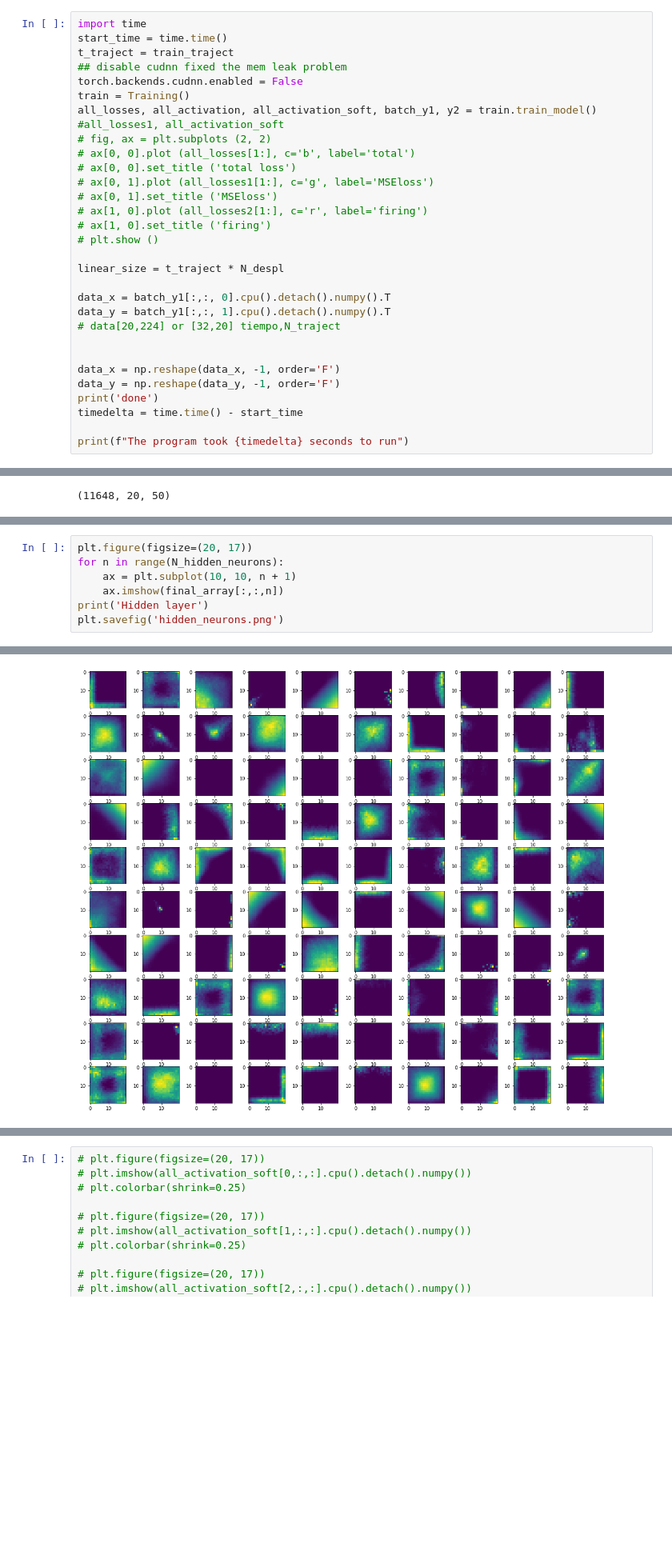
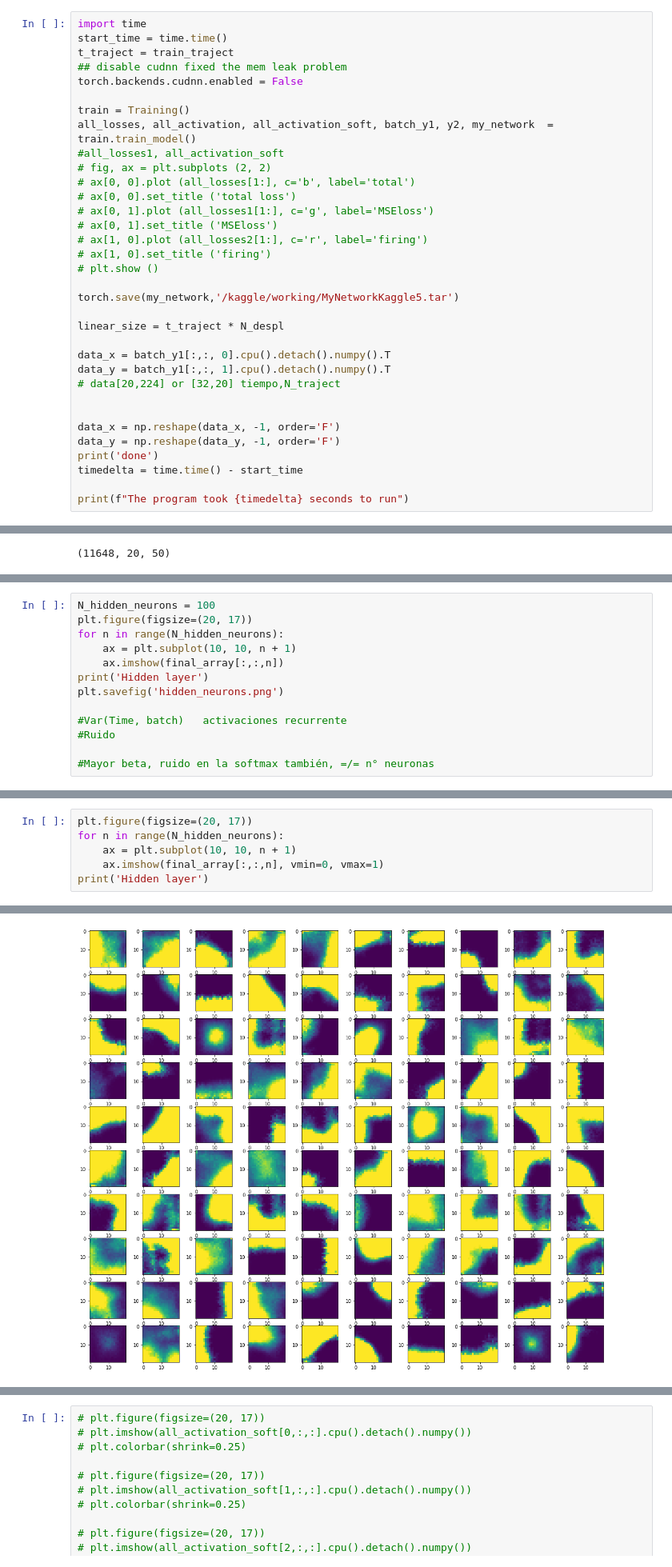
Before and after one commit to MauMN/python-projects, a Jupyter notebook: recurrent-neural-network.ipynb, the cells around one changed output, grey strips where cells are left out. Shown at 80% size. Saved outputs shown, nothing was run; the diff lists cells and outputs as text; blank space fills up the shorter version.

Commit message:
Kaggle Notebook | notebook878a87afec | Version 6

```diff
--- a/recurrent-neural-network.ipynb
+++ b/recurrent-neural-network.ipynb
@@ -482,8 +452,9 @@ start_time = time.time()
 t_traject = train_traject
 ## disable cudnn fixed the mem leak problem
 torch.backends.cudnn.enabled = False
+
 train = Training()
-all_losses, all_activation, all_activation_soft, batch_y1, y2 = train.train_model()
+all_losses, all_activation, all_activation_soft, batch_y1, y2, my_network  = train.train_model()
 #all_losses1, all_activation_soft
 # fig, ax = plt.subplots (2, 2)
 # ax[0, 0].plot (all_losses[1:], c='b', label='total')
@@ -493,6 +464,8 @@ all_losses, all_activation, all_activation_soft, batch_y1, y2 = train.train_mode
 # ax[1, 0].plot (all_losses2[1:], c='r', label='firing')
 # ax[1, 0].set_title ('firing')
 # plt.show ()
+
+torch.save(my_network,'/kaggle/working/MyNetworkKaggle5.tar')
 
 linear_size = t_traject * N_despl
 
@@ -657,0 +645,13 @@ plt.imshow(final_array1)
+# %%
+N_hidden_neurons = 100
+plt.figure(figsize=(20, 17))
+for n in range(N_hidden_neurons):
+    ax = plt.subplot(10, 10, n + 1)
+    ax.imshow(final_array[:,:,n])
+print('Hidden layer')
+plt.savefig('hidden_neurons.png')
+
+#Var(Time, batch)   activaciones recurrente
+#Ruido
+
+#Mayor beta, ruido en la softmax también, =/= n° neuronas
@@ -658,11 +661,10 @@ plt.imshow(final_array1)
 # %%
 plt.figure(figsize=(20, 17))
 for n in range(N_hidden_neurons):
     ax = plt.subplot(10, 10, n + 1)
-    ax.imshow(final_array[:,:,n])
+    ax.imshow(final_array[:,:,n], vmin=0, vmax=1)
 print('Hidden layer')
-plt.savefig('hidden_neurons.png')
 # %% [output]
 Hidden layer
-[figure, old version]
+[figure, new version]
 # %%
```
Also changed, not shown: parts of 37 cells of this notebook.
